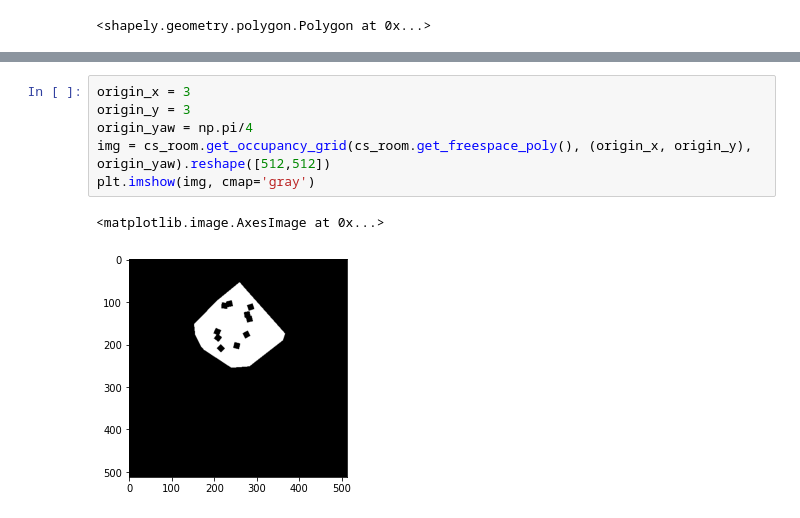
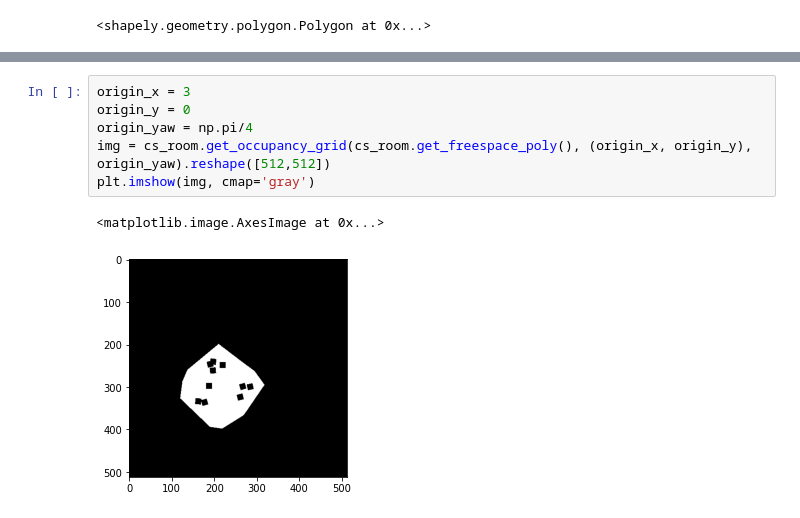
Before and after one commit to wwwshwww/randoor, a Jupyter notebook: test_generator.ipynb, the cells around one changed output, grey strips where cells are left out. Saved outputs shown, nothing was run; the diff lists cells and outputs as text.

```diff
--- a/test_generator.ipynb
+++ b/test_generator.ipynb
@@ -139,9 +146,9 @@ plt.imshow(img, cmap='gray')
 # %%
 origin_x = 3
-origin_y = 3
+origin_y = 0
 origin_yaw = np.pi/4
 img = cs_room.get_occupancy_grid(cs_room.get_freespace_poly(), (origin_x, origin_y), origin_yaw).reshape([512,512])
 plt.imshow(img, cmap='gray')
 # %% [output]
 <matplotlib.image.AxesImage at 0x...>
-[figure, old version]
+[figure, new version]
```
Also changed, not shown: parts of 8 cells of this notebook, 3 other files.
